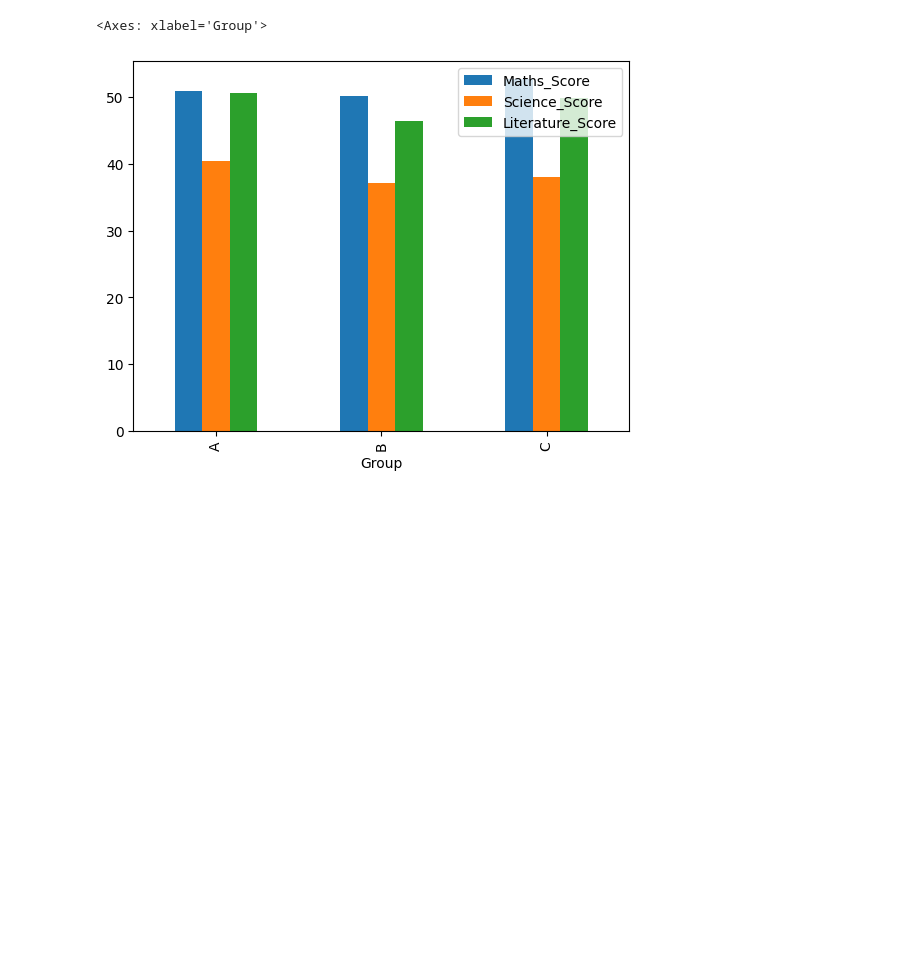
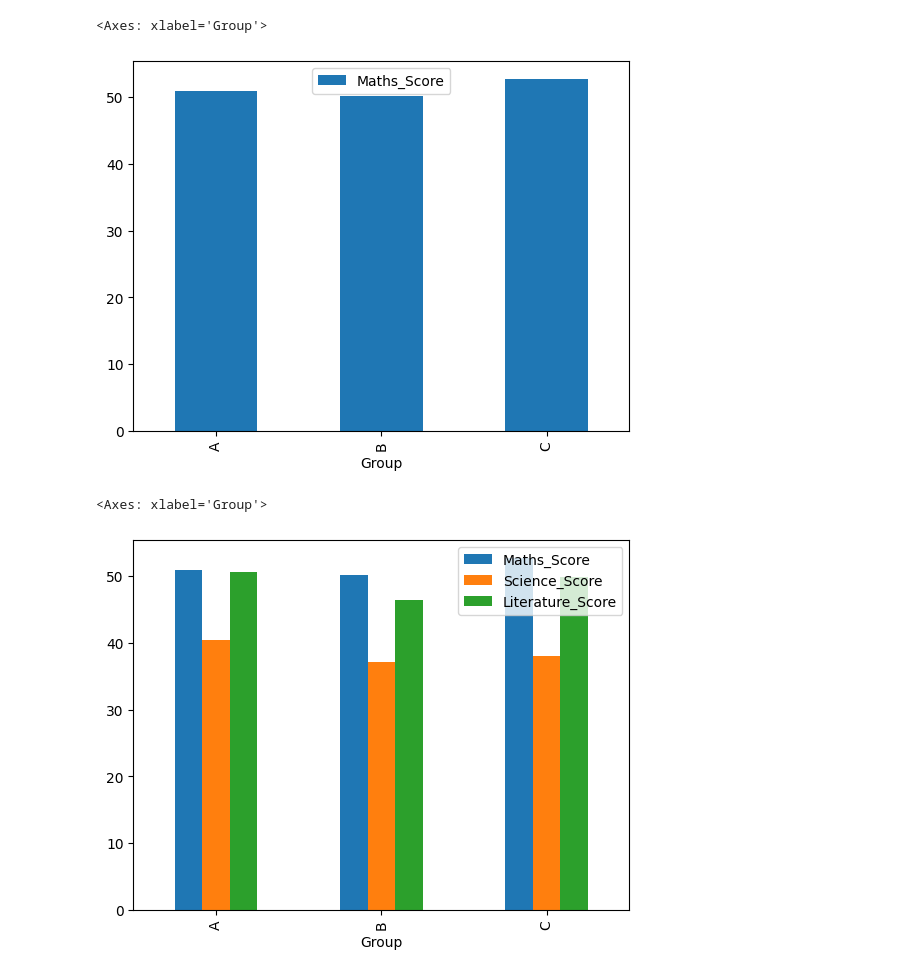
Before and after one commit to ZiolesXy/DataAnalytic, a Jupyter notebook: Visualisasi_Grafik.ipynb, the cells around one changed output. Cells and saved outputs as stored; diff of their text form; code cells hidden in the pictures; blank space fills up the shorter version.

```diff
--- a/Visualisasi_Grafik.ipynb
+++ b/Visualisasi_Grafik.ipynb
@@ -18,6 +18,11 @@ sd["Literature_Score"] = (sd["Literature_Test_Score"]
                    +sd["Literature_Assignment_Score"])/3
 
 AVG = sd.groupby(['Group'])[['Maths_Score', 'Science_Score', 'Literature_Score']].mean().reset_index()
+# %%
+AVG.plot.bar(x="Group", y="Maths_Score")
+# %% [output]
+<Axes: xlabel='Group'>
+[figure, added]
 # %%
 AVG.plot.bar(x="Group", y=["Maths_Score", "Science_Score", "Literature_Score"])
 # %% [output]
```
Also changed, not shown: parts of 4 cells of this notebook.
